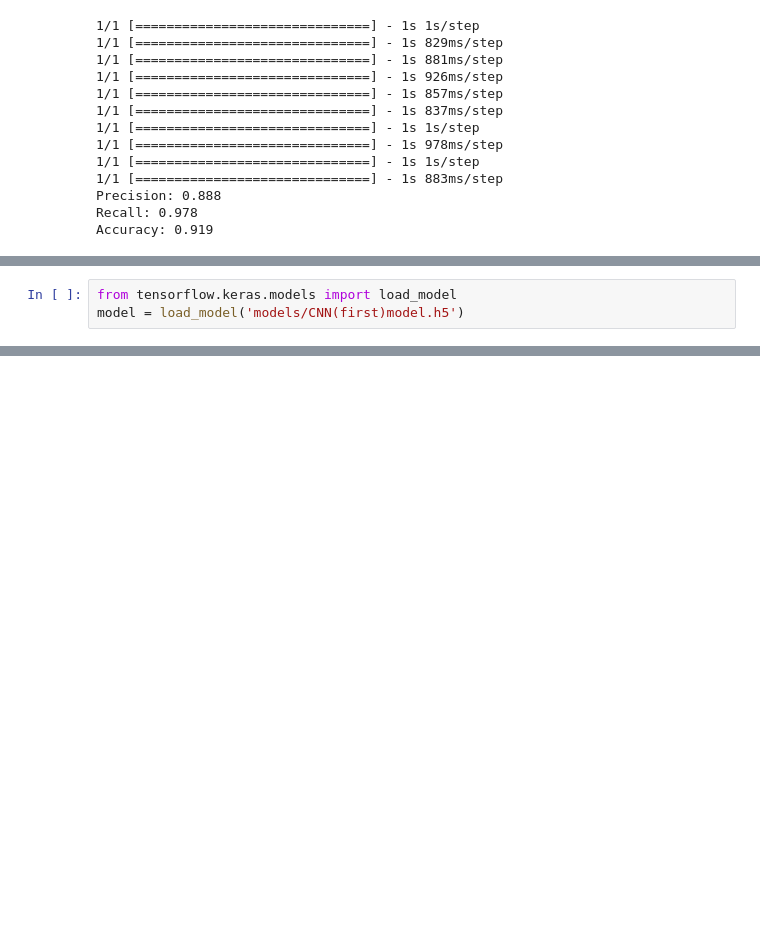
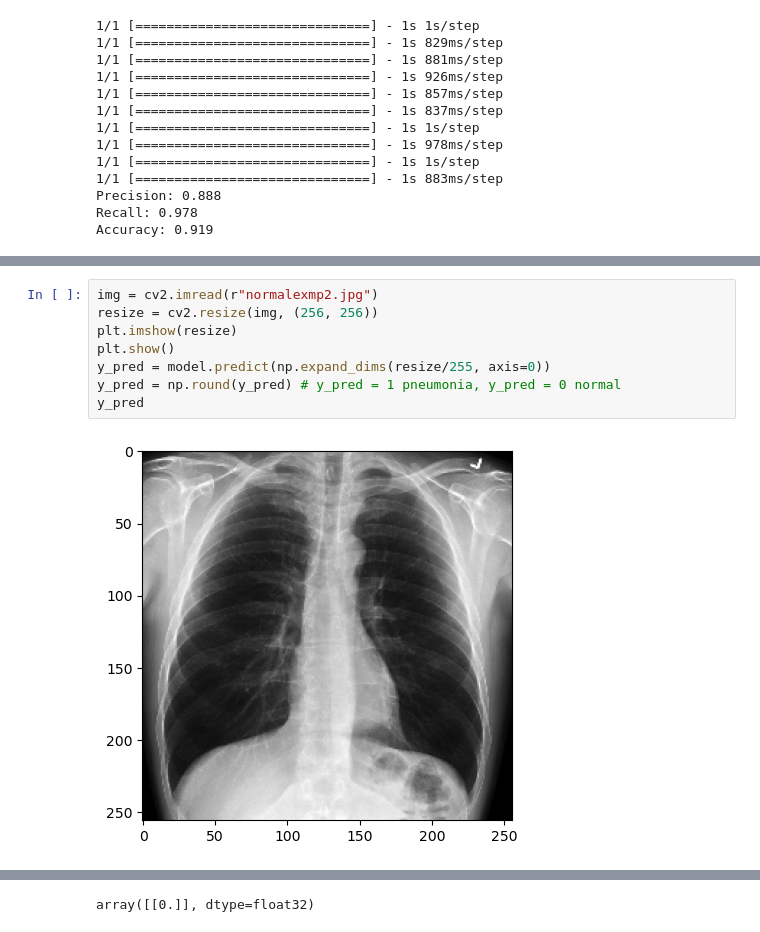
Before and after one commit to VuralBayrakli/TensorFlow_ile_Rontgen_Siniflandirma, a Jupyter notebook: CNN.ipynb, the cells around one changed output, grey strips where cells are left out. Cells and saved outputs as stored; diff of their text form; blank space fills up the shorter version.

```diff
--- a/CNN.ipynb
+++ b/CNN.ipynb
@@ -129,3 +129,10 @@ array([[0.66021776]], dtype=float32)
-# %%
-from tensorflow.keras.models import load_model
-model = load_model('models/CNN(first)model.h5')
+# %%
+img = cv2.imread(r"normalexmp2.jpg")
+resize = cv2.resize(img, (256, 256))
+plt.imshow(resize)
+plt.show()
+y_pred = model.predict(np.expand_dims(resize/255, axis=0))
+y_pred = np.round(y_pred) # y_pred = 1 pneumonia, y_pred = 0 normal
+y_pred
+# %% [output]
+[figure, added]
@@ -131,0 +140 @@ model = load_model('models/CNN(first)model.h5')
+array([[0.]], dtype=float32)
```
Also changed, not shown: parts of 2 cells of this notebook.
